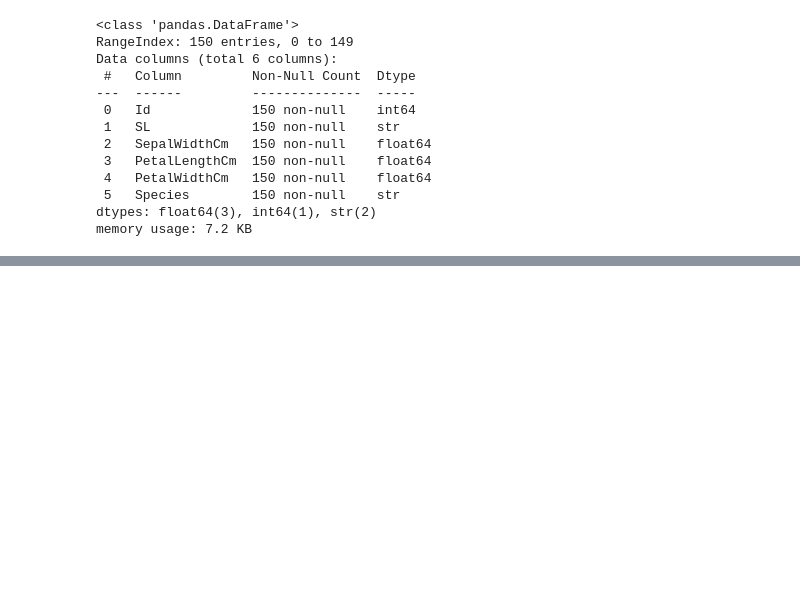
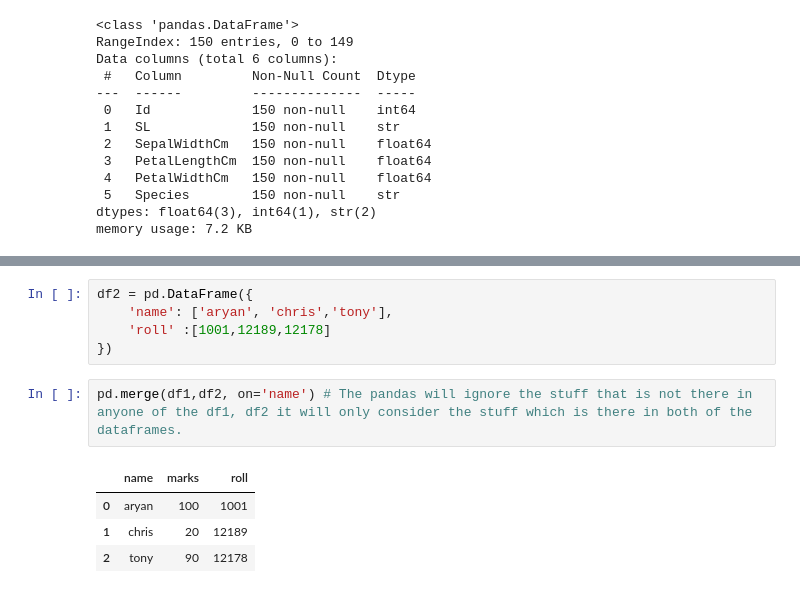
Before and after one commit to Imhs14/Pandas_jupiter_notebook, a Jupyter notebook: sample.ipynb, the cells around one changed output, grey strips where cells are left out. Saved outputs shown, nothing was run; the diff lists cells and outputs as text; blank space fills up the shorter version.

```diff
--- a/sample.ipynb
+++ b/sample.ipynb
@@ -378,0 +459,12 @@ memory usage: 7.2 KB
+# %%
+df2 = pd.DataFrame({
+    'name': ['aryan', 'chris','tony'],
+    'roll' :[1001,12189,12178]
+})
+# %%
+pd.merge(df1,df2, on='name') # The pandas will ignore the stuff that is not there in anyone of the df1, df2 it will only consider the stuff which is there in both of the dataframes.
+# %% [output]
+|  | name | marks | roll |
+| 0 | aryan | 100 | 1001 |
+| 1 | chris | 20 | 12189 |
+| 2 | tony | 90 | 12178 |
```
Also changed, not shown: parts of 24 cells of this notebook.
